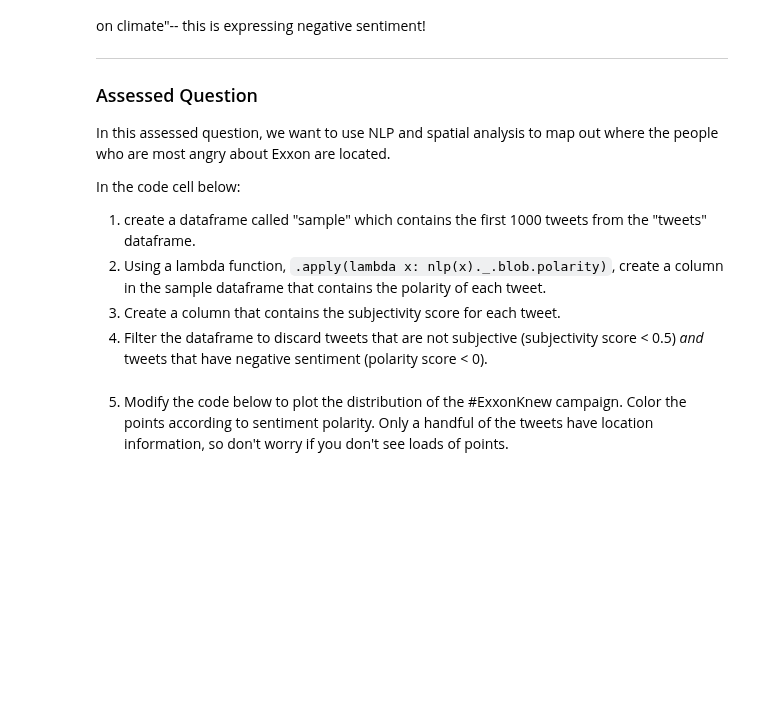
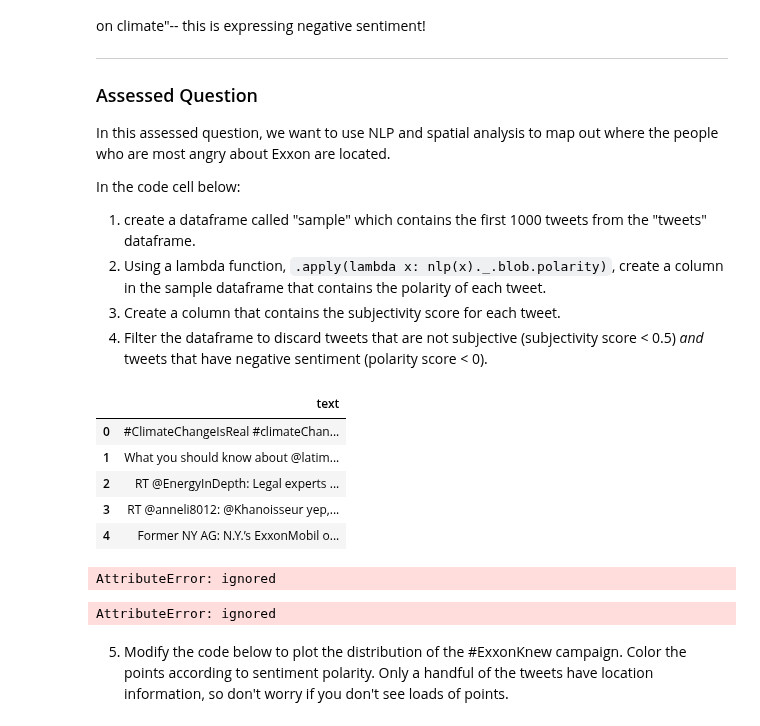
Before and after one commit to wilsonliu222/QM-2, a Jupyter notebook: notebooks/W04. Natural Language Processing.ipynb, the cells around one changed output. Drawn from its saved outputs; the diff is of its cells as text; code cells hidden in the pictures; blank space fills up the shorter version.

```diff
--- a/notebooks/W04. Natural Language Processing.ipynb
+++ b/notebooks/W04. Natural Language Processing.ipynb
@@ -580,6 +455,79 @@ In the code cell below:
 2. Using a lambda function, `.apply(lambda x: nlp(x)._.blob.polarity)`, create a column in the sample dataframe that contains the polarity of each tweet.
 3. Create a column that contains the subjectivity score for each tweet.
 4. Filter the dataframe to discard tweets that are not subjective (subjectivity score < 0.5) *and* tweets that have negative sentiment (polarity score < 0).
+# %%
+#answer for question 1
+import pandas as pd
+
+# Assuming you have a dataframe named 'tweets' with a column 'text' containing the tweets
+# Replace 'tweets' and 'text' with your actual dataframe and column names
+
+# Sample data (replace this with your actual data)
+data = {'text': tweets['text'].head(1000)}
+
+# Creating the 'sample' dataframe
+sample = pd.DataFrame(data)
+
+# Display the first few rows of the 'sample' dataframe
+sample.head()
+# %% [output]
+|  | text |
+| 0 | #ClimateChangeIsReal #climateChan... |
+| 1 | What you should know about @latim... |
+| 2 | RT @EnergyInDepth: Legal experts ... |
+| 3 | RT @anneli8012: @Khanoisseur yep,... |
+| 4 | Former NY AG: N.Y.’s ExxonMobil o... |
+# %%
+import pandas as pd
+import spacy
+
+# Assuming you have already loaded the spaCy model for sentiment analysis
+# Make sure to replace 'en_core_web_sm' with the actual model you are using
+nlp = spacy.load('en_core_web_sm')
+
+# Assuming 'tweets' dataframe already exists
+# Replace 'text' with the actual column name containing the tweet text in your dataframe
+
+# Sample data (replace this with your actual data)
+data = {'text': tweets['text'].head(1000)}
+
+# Creating the 'sample' dataframe
+sample = pd.DataFrame(data)
+
+# Adding a new column 'polarity' to the 'sample' dataframe
+sample['polarity'] = sample['text'].apply(lambda x: nlp(x)._.blob.polarity)
+
+# Display the updated 'sample' dataframe with the new 'polarity' column
+print(sample.head())
+# %% [output]
+AttributeError: ignored
+# %%
+import pandas as pd
+import spacy
+
+# Assuming you have already loaded the spaCy model for sentiment analysis
+# Make sure to replace 'en_core_web_sm' with the actual model you are using
+nlp = spacy.load('en_core_web_sm')
+
+# Assuming 'tweets' dataframe already exists
+# Replace 'text' with the actual column name containing the tweet text in your dataframe
+
+# Sample data (replace this with your actual data)
+data = {'text': tweets['text'].head(1000)}
+
+# Creating the 'sample' dataframe
+sample = pd.DataFrame(data)
+
+# Adding a new column 'polarity' to the 'sample' dataframe
+sample['polarity'] = sample['text'].apply(lambda x: nlp(x)._.blob.polarity)
+
+# Adding a new column 'subjectivity' to the 'sample' dataframe
+sample['subjectivity'] = sample['text'].apply(lambda x: nlp(x)._.blob.subjectivity)
+
+# Display the updated 'sample' dataframe with the new 'polarity' and 'subjectivity' columns
+print(sample.head())
+# %% [output]
+AttributeError: ignored
 # %% [markdown]
 5. Modify the code below to plot the distribution of the #ExxonKnew campaign. Color the points according to sentiment polarity. Only a handful of the tweets have location information, so don't worry if you don't see loads of points.
 # %%
```
Also changed, not shown: parts of 20 cells of this notebook.
